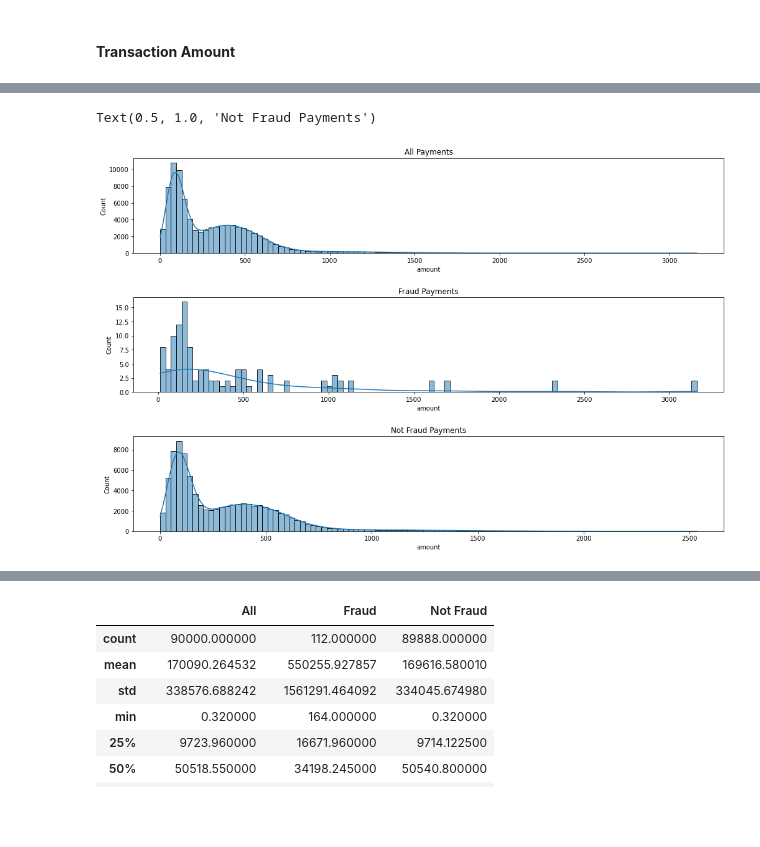
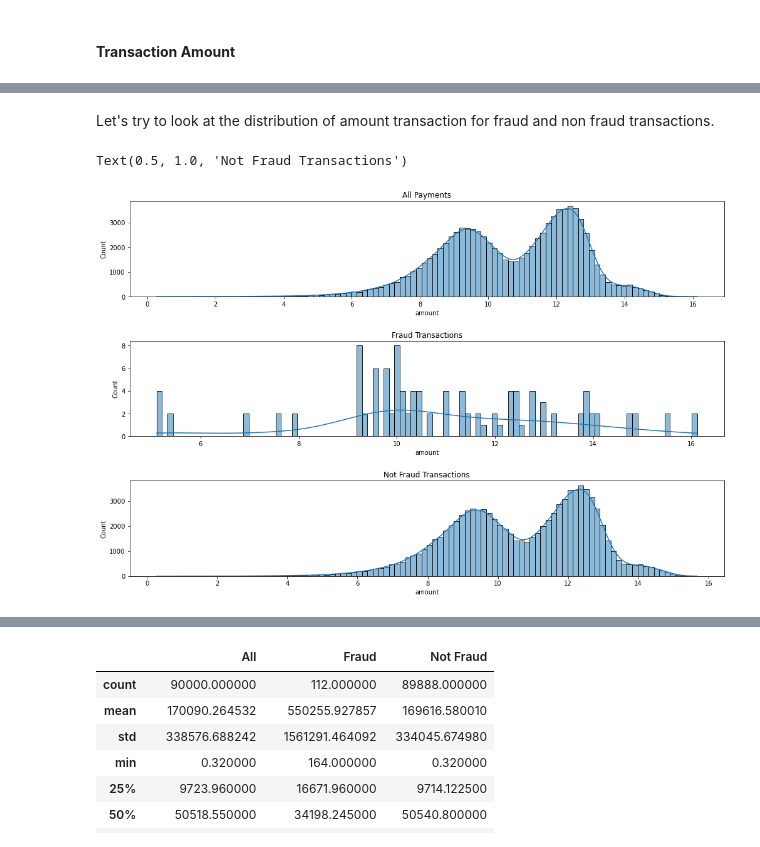
Before and after one commit to jvgcalites/jupyter-notebooks, a Jupyter notebook: transaction_fraud/transaction_fraud_detection.ipynb, the cells around one changed output, grey strips where cells are left out. Drawn from its saved outputs; the diff is of its cells as text; code cells hidden in the pictures; blank space fills up the shorter version.

```diff
--- a/transaction_fraud/transaction_fraud_detection.ipynb
+++ b/transaction_fraud/transaction_fraud_detection.ipynb
@@ -164,15 +206,17 @@ Insights
+# %% [markdown]
+Let's try to look at the distribution of amount transaction for fraud and non fraud transactions.
 # %%
 fig, axes = plt.subplots(3, 1, figsize=(15, 10))
 fig.tight_layout(pad=5)
 
-transform = np.sqrt(df['amount'] + 1)
+transform = np.log(df['amount'] + 1)
 sns.histplot(ax=axes[0],data=df, x=transform, kde=True, bins=100).set_title('All Payments')
 
-transform = np.sqrt(isFraud_df['amount'] + 1)
-sns.histplot(ax=axes[1],data=isFraud_df, x=transform, kde=True, bins=100).set_title('Fraud Payments')
+transform = np.log(isFraud_df['amount'] + 1)
+sns.histplot(ax=axes[1],data=isFraud_df, x=transform, kde=True, bins=100).set_title('Fraud Transactions')
 
-transform = np.sqrt(notFraud_df['amount'] + 1)
-sns.histplot(ax=axes[2],data=notFraud_df, x=transform, kde=True, bins=100).set_title('Not Fraud Payments')
+transform = np.log(notFraud_df['amount'] + 1)
+sns.histplot(ax=axes[2],data=notFraud_df, x=transform, kde=True, bins=100).set_title('Not Fraud Transactions')
 # %% [output]
-Text(0.5, 1.0, 'Not Fraud Payments')
+Text(0.5, 1.0, 'Not Fraud Transactions')
-[figure, old version]
+[figure, new version]
```
Also changed, not shown: parts of 67 cells of this notebook.
